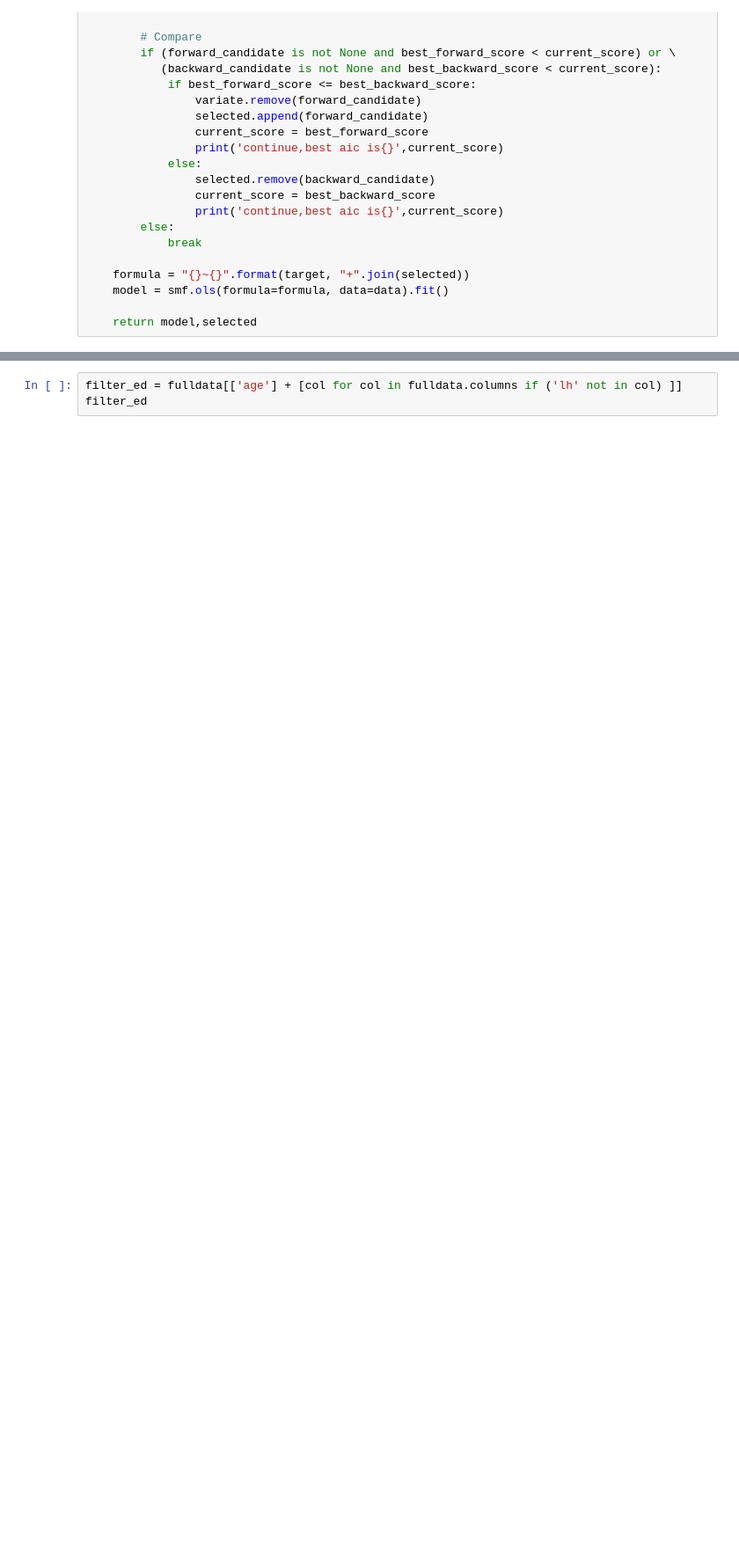
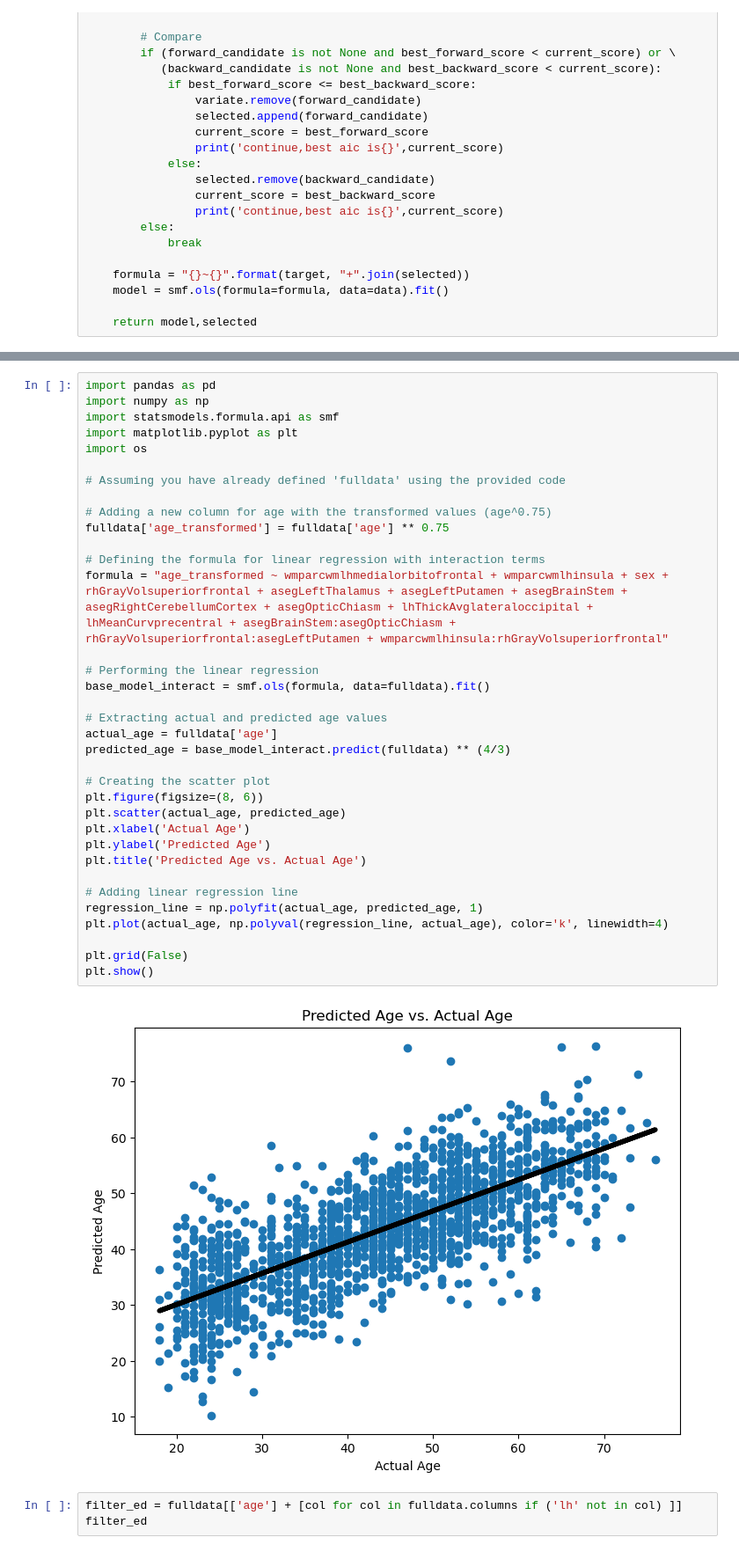
Before and after one commit to lullcant/413project, a Jupyter notebook: preprocess.ipynb, the cells around one changed output, grey strips where cells are left out. Shown: that part at 88% size. Drawn from its saved outputs; the diff is of its cells as text; blank space fills up the shorter version.

```diff
--- a/preprocess.ipynb
+++ b/preprocess.ipynb
@@ -182,3 +268,40 @@ fulldata
+# %%
+import pandas as pd
+import numpy as np
+import statsmodels.formula.api as smf
+import matplotlib.pyplot as plt
+import os
+
+# Assuming you have already defined 'fulldata' using the provided code
+
+# Adding a new column for age with the transformed values (age^0.75)
+fulldata['age_transformed'] = fulldata['age'] ** 0.75
+
+# Defining the formula for linear regression with interaction terms
+formula = "age_transformed ~ wmparcwmlhmedialorbitofrontal + wmparcwmlhinsula + sex + rhGrayVolsuperiorfrontal + asegLeftThalamus + asegLeftPutamen + asegBrainStem + asegRightCerebellumCortex + asegOpticChiasm + lhThickAvglateraloccipital + lhMeanCurvprecentral + asegBrainStem:asegOpticChiasm + rhGrayVolsuperiorfrontal:asegLeftPutamen + wmparcwmlhinsula:rhGrayVolsuperiorfrontal"
+
+# Performing the linear regression
+base_model_interact = smf.ols(formula, data=fulldata).fit()
+
+# Extracting actual and predicted age values
+actual_age = fulldata['age']
+predicted_age = base_model_interact.predict(fulldata) ** (4/3)
+
+# Creating the scatter plot
+plt.figure(figsize=(8, 6))
+plt.scatter(actual_age, predicted_age)
+plt.xlabel('Actual Age')
+plt.ylabel('Predicted Age')
+plt.title('Predicted Age vs. Actual Age')
+
+# Adding linear regression line
+regression_line = np.polyfit(actual_age, predicted_age, 1)
+plt.plot(actual_age, np.polyval(regression_line, actual_age), color='k', linewidth=4)
+
+plt.grid(False)
+plt.show()
+# %% [output]
+[figure, added]
 # %%
 filter_ed = fulldata[['age'] + [col for col in fulldata.columns if ('lh' not in col) ]]
 filter_ed
```
Also changed, not shown: parts of 3 cells of this notebook, 5 other files.
